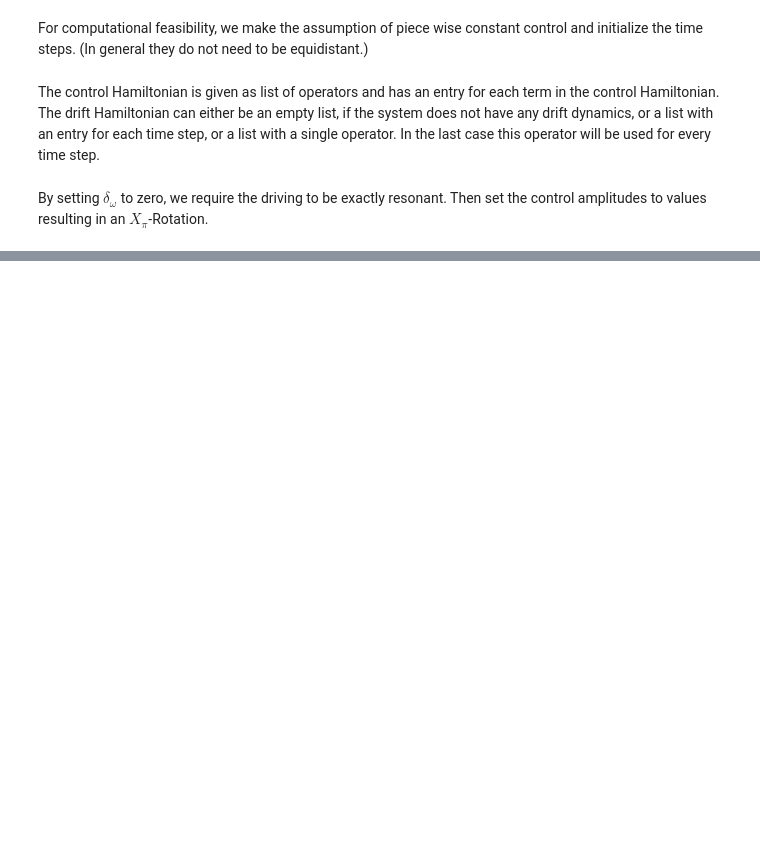
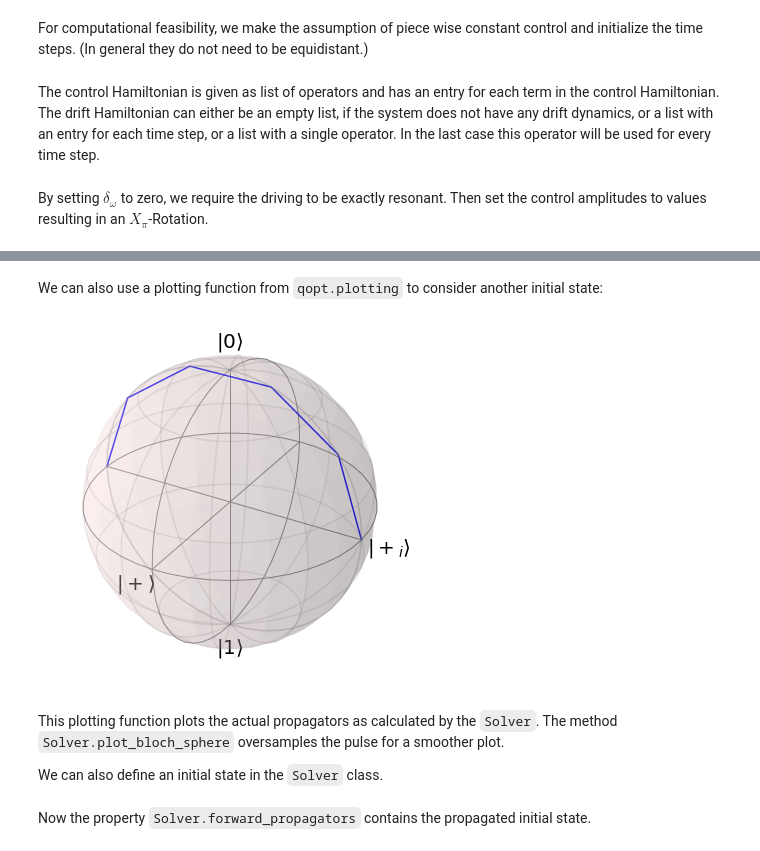
Before and after one commit to qutech/qopt, a Jupyter notebook: doc/source/qopt_features/schroedinger_solver.ipynb, the cells around one changed output, grey strips where cells are left out. Drawn from its saved outputs; the diff is of its cells as text; code cells hidden in the pictures; blank space fills up the shorter version.

Commit message:
sorts the feature notebooks and reworks the notebook about the SchroedingerSolver.

```diff
--- a/doc/source/qopt_features/schroedinger_solver.ipynb
+++ b/doc/source/qopt_features/schroedinger_solver.ipynb
@@ -118,0 +157,17 @@ Total unitary of the evolution:
+# %% [markdown]
+We can also use a plotting function from `qopt.plotting` to
+consider another initial state:
+# %%
+initial_state=(1 / np.sqrt(2)) * DenseOperator(np.asarray([[1], [1j]]))
+plot_bloch_vector_evolution(
+    forward_propagators=solver.forward_propagators,
+    initial_state=initial_state
+)
+# %% [output]
+[figure, added]
+# %% [markdown]
+This plotting function plots the actual propagators as calculated by
+the `Solver`. The method `Solver.plot_bloch_sphere` oversamples the
+pulse for a smoother plot.
+
+We can also define an initial state in the `Solver` class.
@@ -118,0 +182,3 @@ Total unitary of the evolution:
+# %% [markdown]
+Now the property `Solver.forward_propagators` contains the propagated initial
+state.
```
Also changed, not shown: parts of 11 cells of this notebook, 1 other file.
